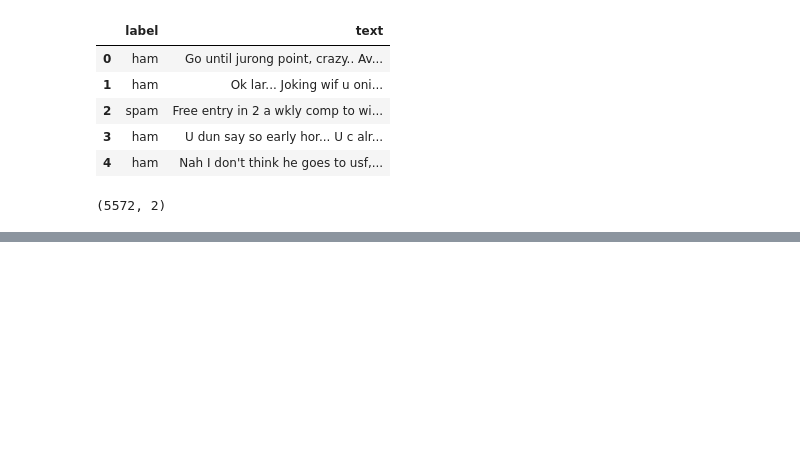
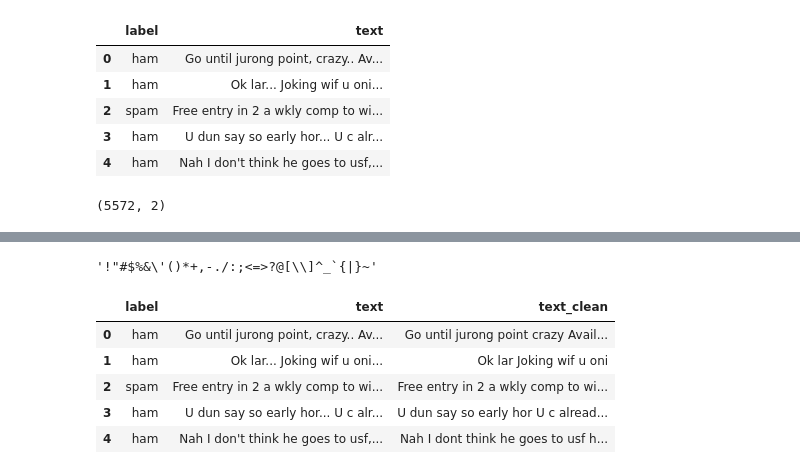
Before and after one commit to CapAgenda/nlpPython, a Jupyter notebook: advancedNLPwPython.ipynb, the cells around one changed output, grey strips where cells are left out. Saved outputs shown, nothing was run; the diff lists cells and outputs as text; code cells hidden in the pictures; blank space fills up the shorter version.

```diff
--- a/advancedNLPwPython.ipynb
+++ b/advancedNLPwPython.ipynb
@@ -94,0 +129,22 @@ messages.shape
+# %%
+# What punctuation is included?
+import string
+
+string.punctuation
+# %% [output]
+'!"#$%&\'()*+,-./:;<=>?@[\\]^_`{|}~'
+# %%
+# define a function to remove punctuation in messages
+def remove_punc(text):
+  text = "".join([char for char in text if char not in string.punctuation])
+  return text
+
+messages['text_clean'] = messages['text'].apply(lambda x: remove_punc(x))
+messages.head()
+# %% [output]
+|  | label | text | text_clean |
+| 0 | ham | Go until jurong point, crazy.. Av... | Go until jurong point crazy Avail... |
+| 1 | ham | Ok lar... Joking wif u oni... | Ok lar Joking wif u oni |
+| 2 | spam | Free entry in 2 a wkly comp to wi... | Free entry in 2 a wkly comp to wi... |
+| 3 | ham | U dun say so early hor... U c alr... | U dun say so early hor U c alread... |
+| 4 | ham | Nah I don't think he goes to usf,... | Nah I dont think he goes to usf h... |
```
Also changed, not shown: parts of 9 cells of this notebook.
